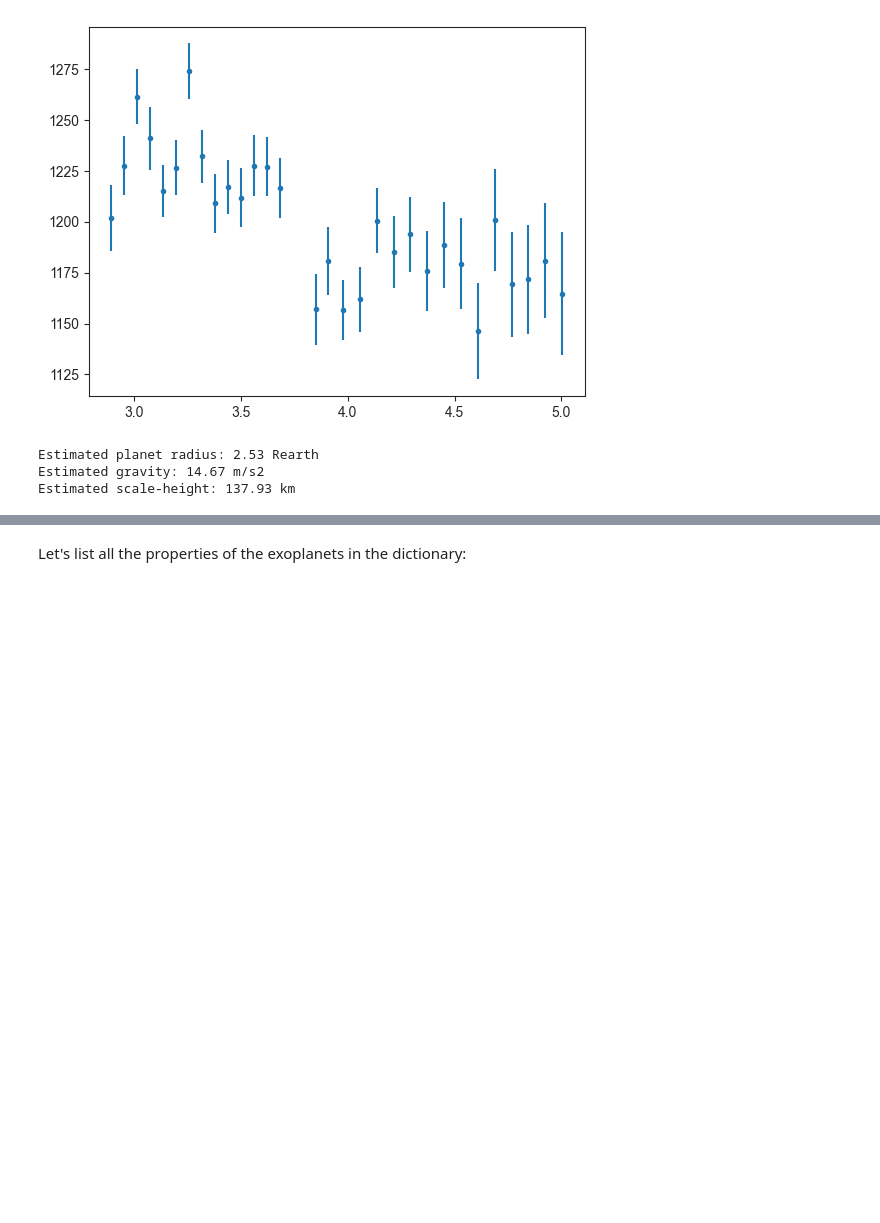
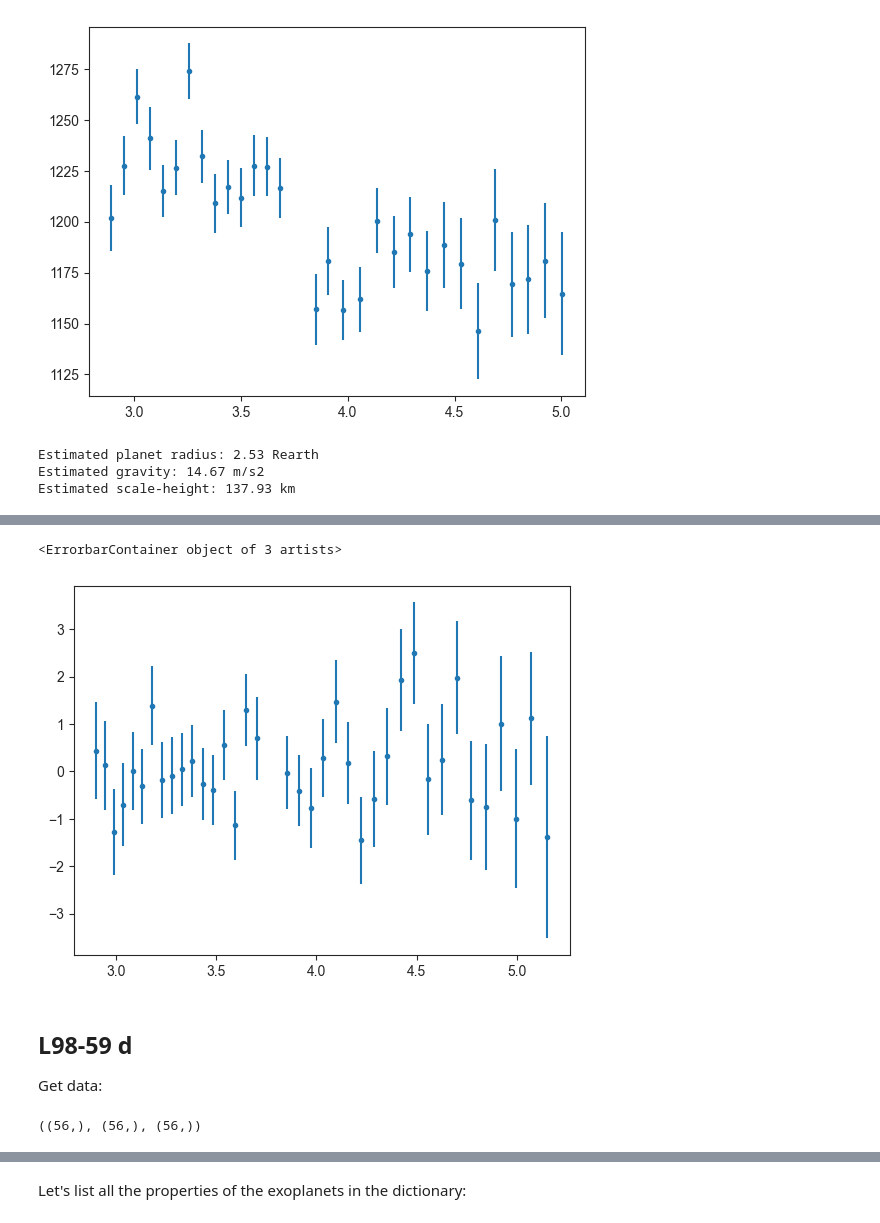
Before and after one commit to nespinoza/jwhighlights, a Jupyter notebook: f8/data-cleaning.ipynb, the cells around one changed output, grey strips where cells are left out. Saved outputs shown, nothing was run; the diff lists cells and outputs as text; code cells hidden in the pictures; blank space fills up the shorter version.

```diff
--- a/f8/data-cleaning.ipynb
+++ b/f8/data-cleaning.ipynb
@@ -555,0 +569,11 @@ thedict['TOI-836 c']['normalized_rp_errors'] = sherr836
+# %%
+thedict['LHS 1140 b'] = {}
+thedict['LHS 1140 b']['wavelength'] = w1140
+thedict['LHS 1140 b']['depth'] = d1140
+thedict['LHS 1140 b']['depth_errors'] = derr1140
+# %%
+thedict['LHS 1140 b']['planet mass'] = 5.6
+thedict['LHS 1140 b']['planet radius'] = 1.73
+thedict['LHS 1140 b']['planet teq'] = 226.
+thedict['LHS 1140 b']['stellar teff'] = 3096.
+thedict['LHS 1140 b']['stellar radius'] = 0.22
@@ -555,0 +589,5 @@ thedict['TOI-836 c']['normalized_rp_errors'] = sherr836
+# %%
+plt.errorbar(w1140, sh1140 - np.nanmedian(sh1140), sherr1140, fmt = '.')
+# %% [output]
+<ErrorbarContainer object of 3 artists>
+[figure, added]
@@ -555,0 +597,4 @@ thedict['TOI-836 c']['normalized_rp_errors'] = sherr836
+# %% [markdown]
+## L98-59 d
+
+Get data:
@@ -555,0 +603,4 @@ thedict['TOI-836 c']['normalized_rp_errors'] = sherr836
+# %%
+wl98.shape, dl98.shape, derrl98.shape
+# %% [output]
+((56,), (56,), (56,))
```
Also changed, not shown: parts of 51 cells of this notebook, 36 other files.
